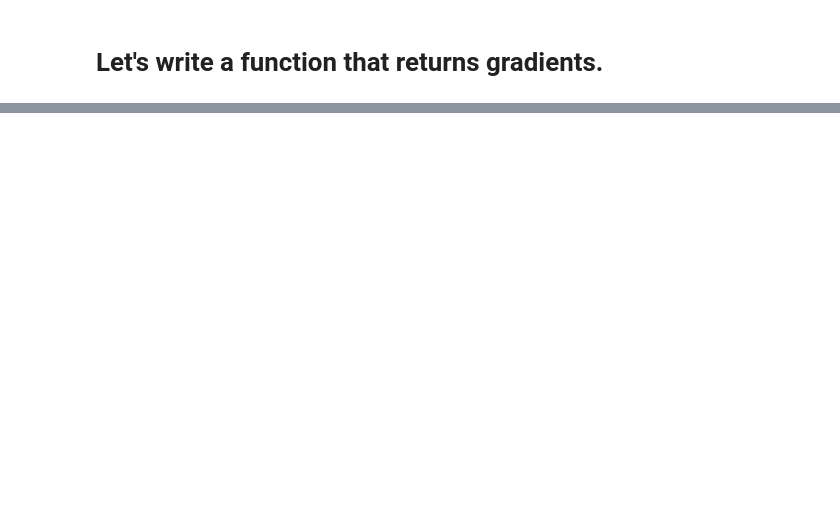
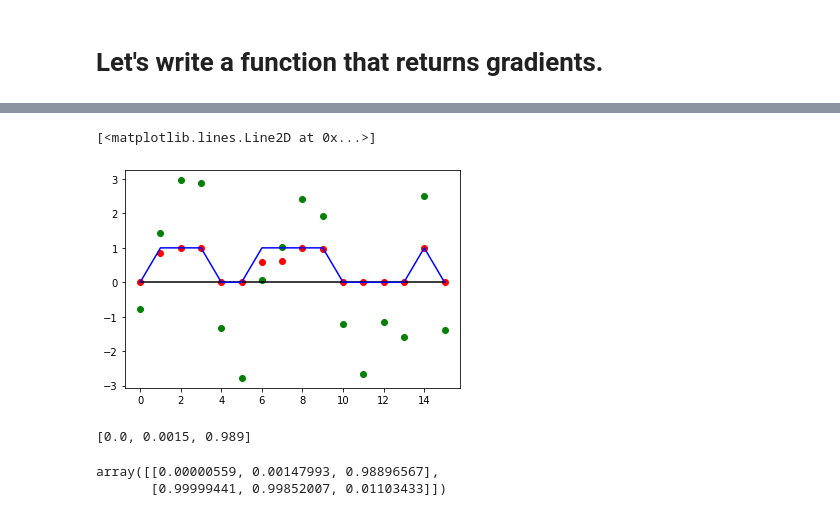
Before and after one commit to 8const/numpy_mnist, a Jupyter notebook: draft.ipynb, the cells around one changed output, grey strips where cells are left out. Drawn from its saved outputs; the diff is of its cells as text; code cells hidden in the pictures; blank space fills up the shorter version.

```diff
--- a/draft.ipynb
+++ b/draft.ipynb
@@ -531,0 +320,7 @@ dloss_dx2.shape
+# %%
+x0 = data(16)[0]
+x1 = W0 @ x0 + b0
+l1 = relu(x1)
+
+x2 = W1 @ l1 + b1
+l2 = matrix_softmax(x2)
@@ -531,0 +336,17 @@ dloss_dx2.shape
+# %%
+plt.plot(x0.T, 'go')
+plt.plot([round((l2.T)[i][0], 4) for i in range(16)], 'ro')
+plt.plot([0 for _ in range(16)], 'k')
+plt.plot(sign(x0.T), 'b')
+# %% [output]
+[<matplotlib.lines.Line2D at 0x...>]
+[figure, added]
+# %%
+[round((l2.T)[i][0], 4) for i in range(16)]
+# %% [output]
+[0.0, 0.0015, 0.989]
+# %%
+l2
+# %% [output]
+array([[0.00000559, 0.00147993, 0.98896567],
+       [0.99999441, 0.99852007, 0.01103433]])
```
Also changed, not shown: parts of 61 cells of this notebook.
